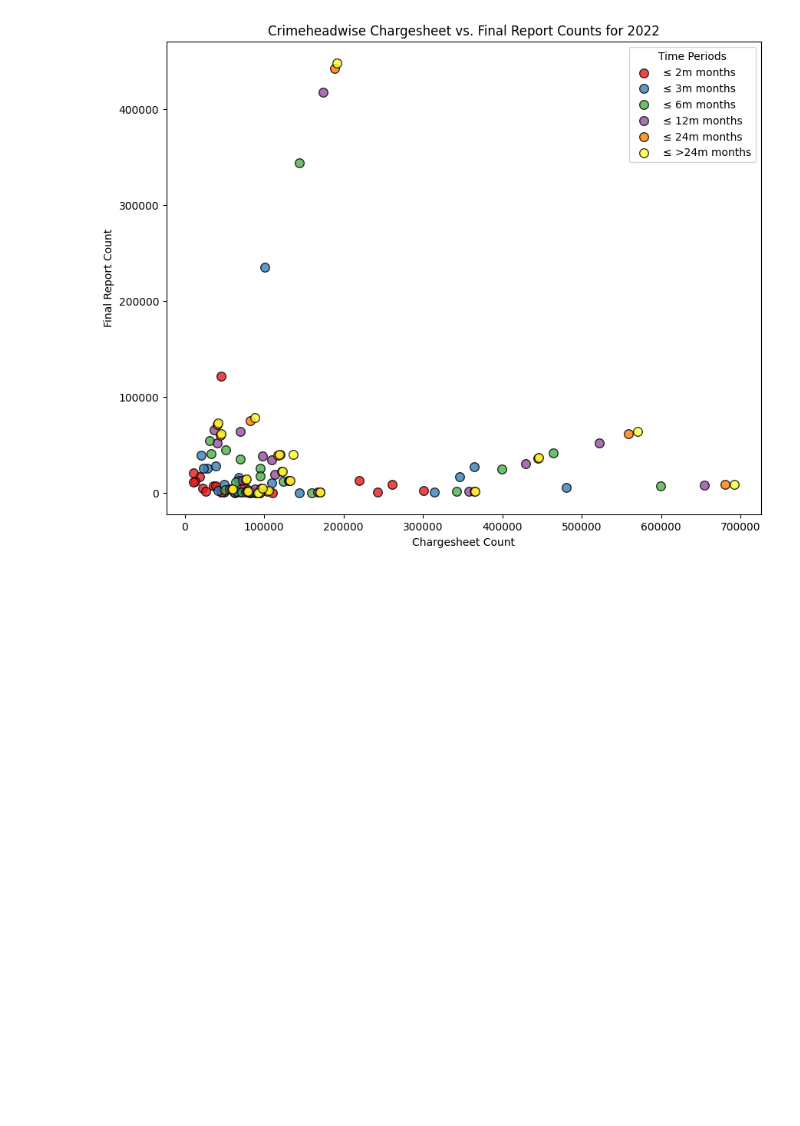
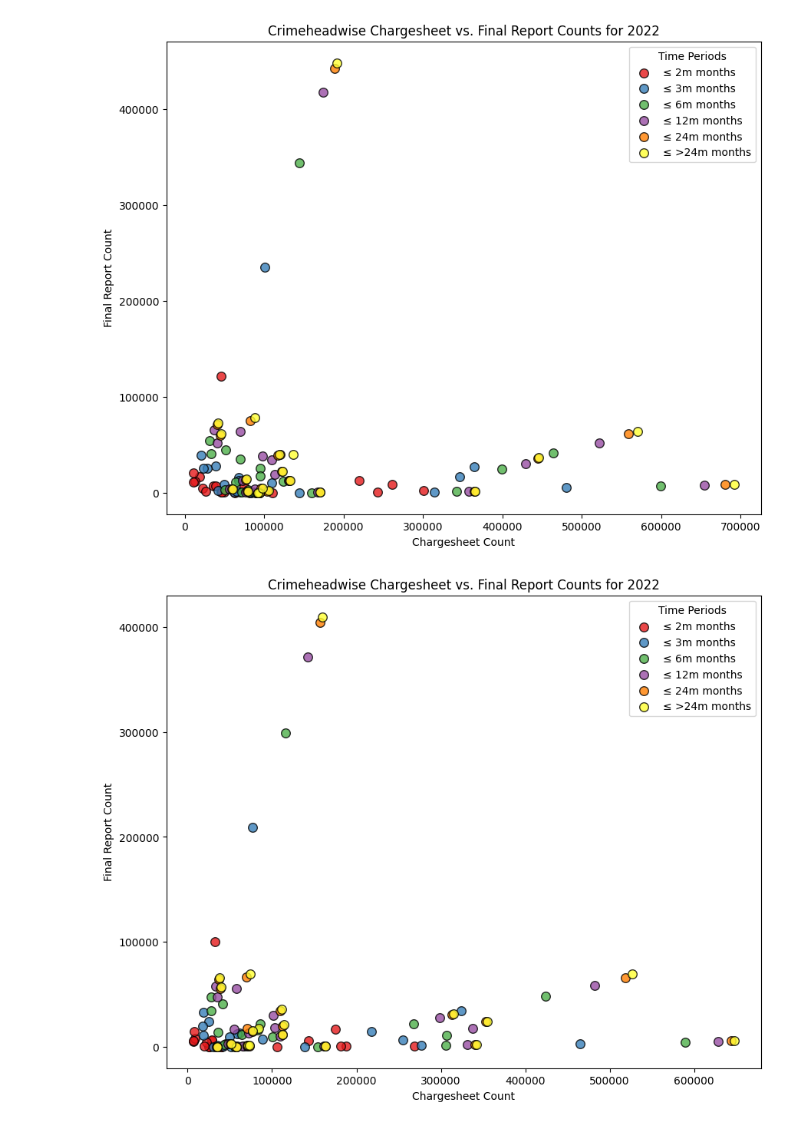
Before and after one commit to EDA-Crime-In-India/crime_data_analysis, a Jupyter notebook: codes/4_EDAPlots.ipynb, the cells around one changed output. Cells and saved outputs as stored; diff of their text form; code cells hidden in the pictures; blank space fills up the shorter version.

```diff
--- a/codes/4_EDAPlots.ipynb
+++ b/codes/4_EDAPlots.ipynb
@@ -206,3 +206,28 @@ plt.legend(title='Time Periods')
 plt.show()
 # %% [output]
 [figure]
+# %%
+file_path = '/content/drive/MyDrive/Dataset_EDA/4/TimeTaken2021.xlsx'
+data = pd.read_excel(file_path)
+
+column_pairs2 = [
+    ('CS_2m', 'FR_2m'), ('CS_3m', 'FR_3m'), ('CS_6m', 'FR_6m'),
+    ('CS_12m', 'FR_12m'), ('CS_24m', 'FR_24m'), ('CS_>24m', 'FR_>24m')
+]
+
+
+colors = ['#e41a1c', '#377eb8', '#4daf4a', '#984ea3', '#ff7f00', '#ffff33']
+
+plt.figure(figsize=(10, 8))
+for i, (cs_col, fr_col) in enumerate(column_pairs2):
+    plt.scatter(data[cs_col], data[fr_col], color=colors[i],
+                label=f'≤ {cs_col.split("_")[1]} months', alpha=0.8, edgecolor='k', s=70)
+
+plt.title('Crimeheadwise Chargesheet vs. Final Report Counts for 2022')
+plt.xlabel('Chargesheet Count')
+plt.ylabel('Final Report Count')
+plt.legend(title='Time Periods')
+
+plt.show()
+# %% [output]
+[figure, added]
```
